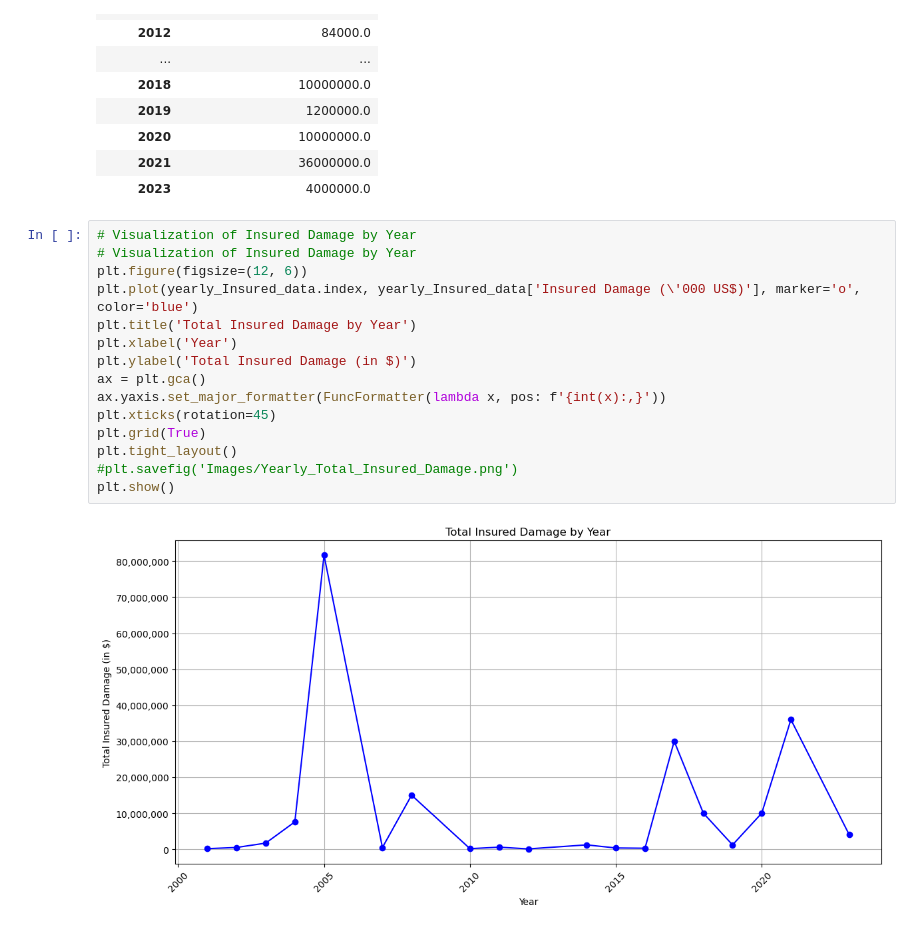
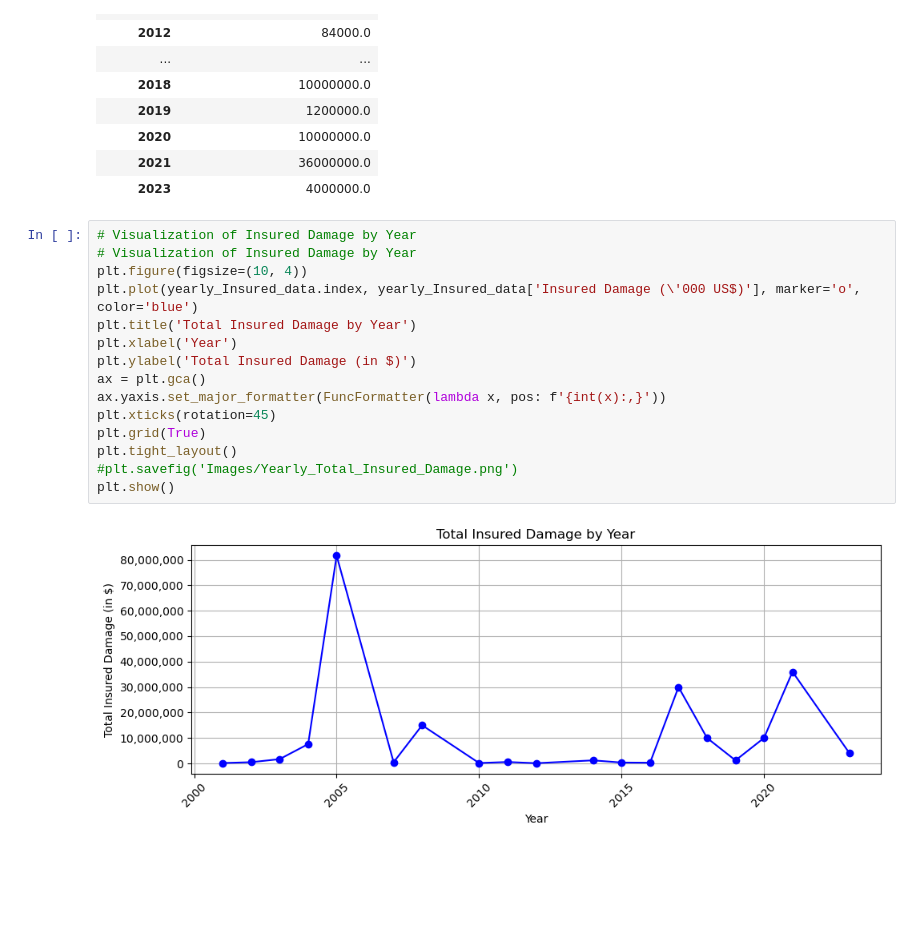
Before and after one commit to endoplasmicosmic/Hurricanes-Economic-Social-Impact, a Jupyter notebook: Hurricane Impact Analysis.ipynb, the cells around one changed output. Drawn from its saved outputs; the diff is of its cells as text; blank space fills up the shorter version.

```diff
--- a/Hurricane Impact Analysis.ipynb
+++ b/Hurricane Impact Analysis.ipynb
@@ -695,17 +695,17 @@ yearly_Insured_data
 # %%
 # Visualization of Insured Damage by Year
 # Visualization of Insured Damage by Year
-plt.figure(figsize=(12, 6))
+plt.figure(figsize=(10, 4))
 plt.plot(yearly_Insured_data.index, yearly_Insured_data['Insured Damage (\'000 US$)'], marker='o', color='blue')
 plt.title('Total Insured Damage by Year')
 plt.xlabel('Year')
 plt.ylabel('Total Insured Damage (in $)')
 ax = plt.gca()
 ax.yaxis.set_major_formatter(FuncFormatter(lambda x, pos: f'{int(x):,}'))
 plt.xticks(rotation=45)
 plt.grid(True)
 plt.tight_layout()
 #plt.savefig('Images/Yearly_Total_Insured_Damage.png')
 plt.show()
 # %% [output]
-[figure, old version]
+[figure, new version]
```
Also changed, not shown: parts of 4 cells of this notebook, 1 other file.
